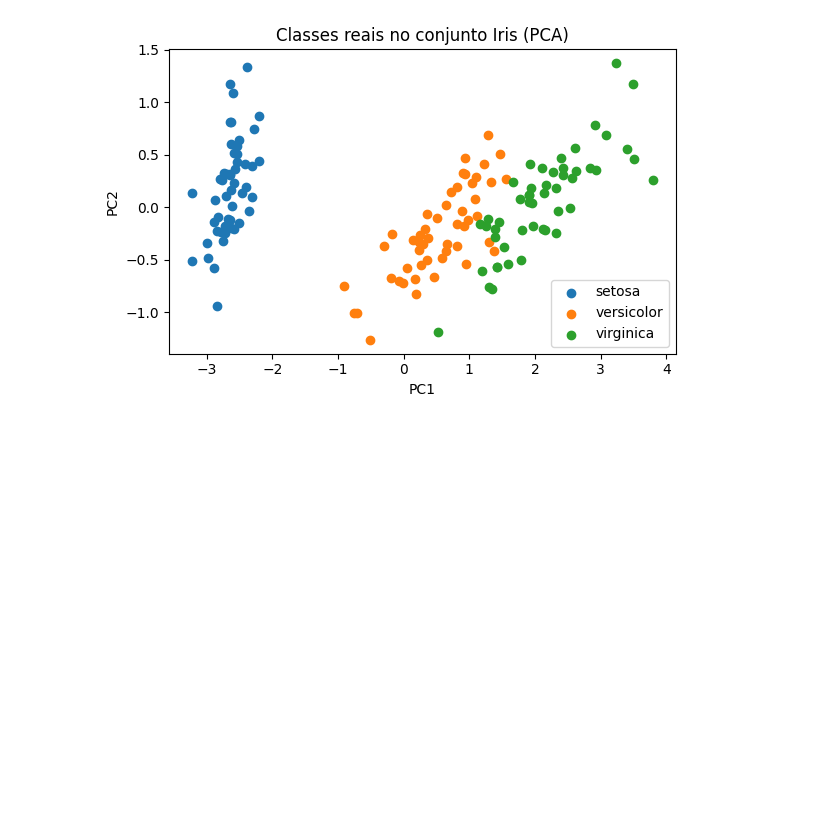
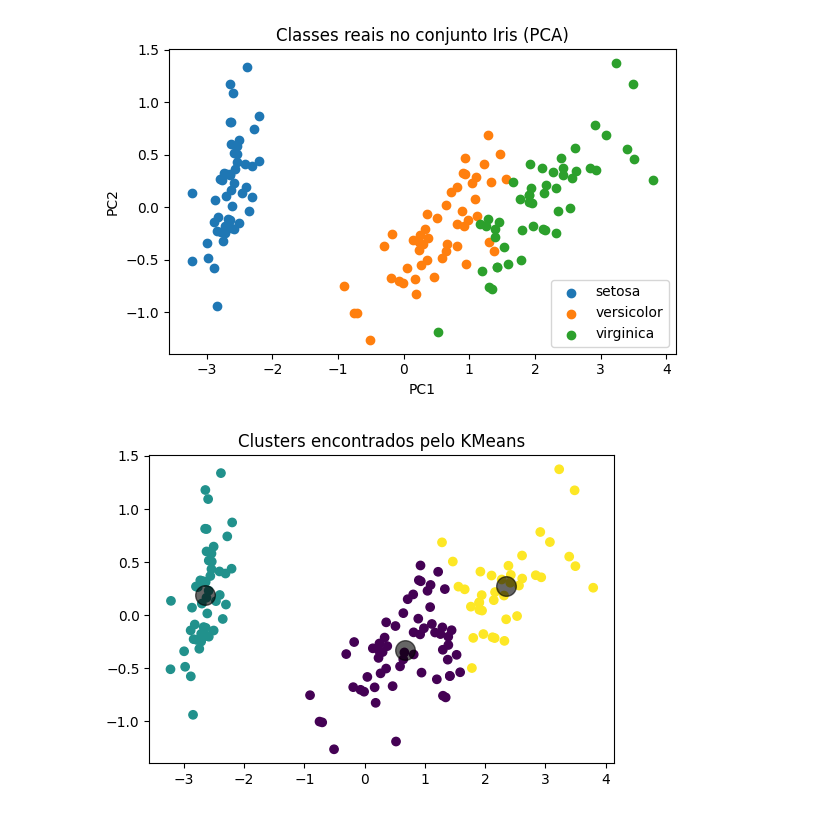
Before and after one commit to py222015328/CEE2, a Jupyter notebook: 22_clustering.ipynb, the cells around one changed output. Saved outputs shown, nothing was run; the diff lists cells and outputs as text; code cells hidden in the pictures; blank space fills up the shorter version.

```diff
--- a/22_clustering.ipynb
+++ b/22_clustering.ipynb
@@ -558,3 +558,19 @@ plt.tight_layout()
 plt.show()
 # %% [output]
 [figure]
+# %%
+from sklearn.cluster import KMeans
+
+# Método K-Means
+kmeans = KMeans(n_clusters=3, random_state=0)
+kmeans.fit(X_pca)
+y_kmeans = kmeans.predict(X_pca)
+
+plt.figure(figsize=(6,4))
+plt.scatter(X_pca[:, 0], X_pca[:, 1], c=y_kmeans)
+centers = kmeans.cluster_centers_
+plt.scatter(centers[:, 0], centers[:, 1], c='black', s=200, alpha=0.6)
+plt.title("Clusters encontrados pelo KMeans")
+plt.show()
+# %% [output]
+[figure, added]
```
Also changed, not shown: parts of 2 cells of this notebook.
